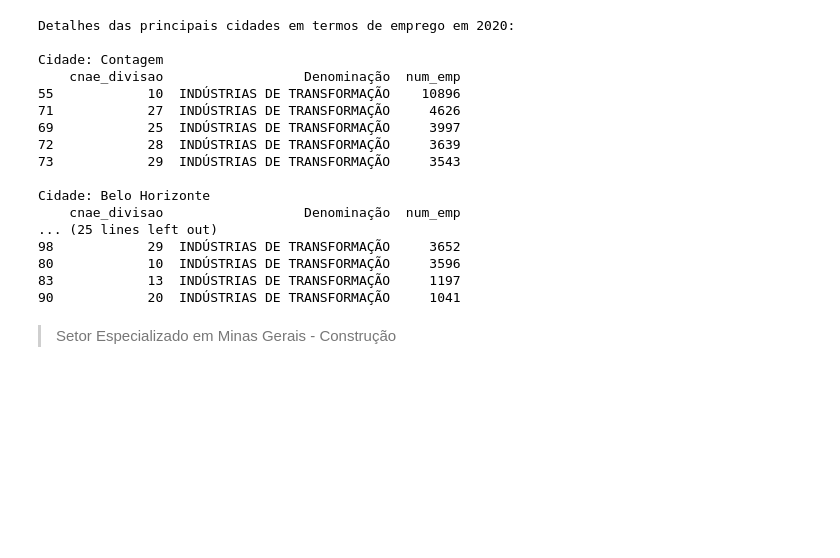
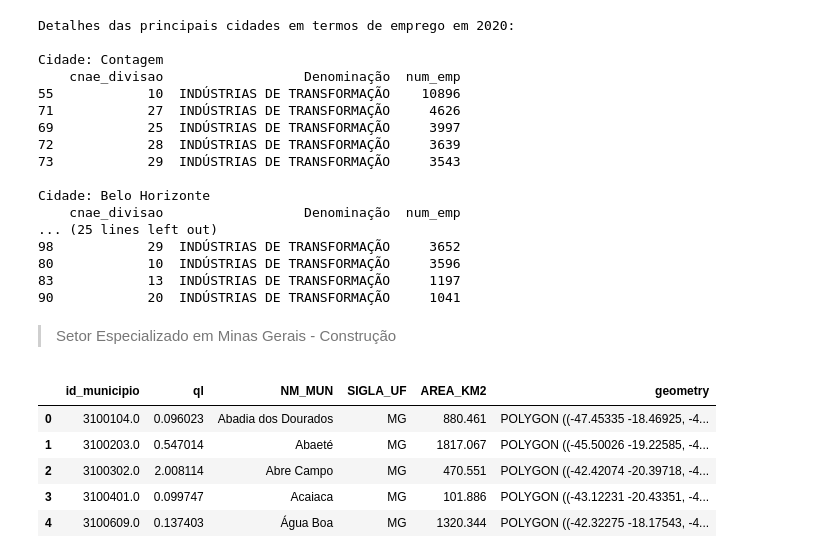
Before and after one commit to Leonardo-Dias-Up/Colab, a Jupyter notebook: DataViva_Atividade.ipynb, the cells around one changed output. Saved outputs shown, nothing was run; the diff lists cells and outputs as text; code cells hidden in the pictures; blank space fills up the shorter version.

```diff
--- a/DataViva_Atividade.ipynb
+++ b/DataViva_Atividade.ipynb
@@ -448,0 +428,34 @@ top_municipios_ql_2020 = ql_construcao_2020.nlargest(5)
+# %%
+# Calcular o total de empregos na atividade de Construção em 2010 por município
+empregos_construcao_regional_2010 = df_2010_construcao.groupby('id_municipio')['num_emp'].sum()
+
+# Calcular o total de empregos na atividade de Construção em 2010 para a nação (somatório das regiões)
+empregos_construcao_nacao_2010 = empregos_construcao_regional_2010.sum()
+
+# Calcular o total de empregos em todos os setores em 2010 por município
+empregos_total_regional_2010 = df_2010.groupby('id_municipio')['num_emp'].sum()
+
+# Calcular o total de empregos em todos os setores em 2010 para a nação (somatório das regiões)
+empregos_total_nacao_2010 = empregos_total_regional_2010.sum()
+
+# Calcular o QL (Índice de Quociente Locacional) para o setor de Construção em 2010
+ql_construcao_2010 = (empregos_construcao_regional_2010 / empregos_construcao_nacao_2010) / (empregos_total_regional_2010 / empregos_total_nacao_2010)
+
+# Criar DataFrame com a coluna "ql"
+df_ql_construcao_2010 = pd.DataFrame({'ql': ql_construcao_2010})
+
+# Exibir o DataFrame resultante
+df_ql_construcao_2010 = df_ql_construcao_2010.dropna()
+
+# Realizar o merge com o DataFrame Geo
+df_ql_construcao_2010 = df_ql_construcao_2010.merge(geo_mun, on='id_municipio', how='left')
+
+# Exibir o DataFrame resultante
+df_ql_construcao_2010.head()
+# %% [output]
+|  | id_municipio | ql | NM_MUN | SIGLA_UF | AREA_KM2 | geometry |
+| 0 | 3100104.0 | 0.096023 | Abadia dos Dourados | MG | 880.461 | POLYGON ((-47.45335 -18.46925, -4... |
+| 1 | 3100203.0 | 0.547014 | Abaeté | MG | 1817.067 | POLYGON ((-45.50026 -19.22585, -4... |
+| 2 | 3100302.0 | 2.008114 | Abre Campo | MG | 470.551 | POLYGON ((-42.42074 -20.39718, -4... |
+| 3 | 3100401.0 | 0.099747 | Acaiaca | MG | 101.886 | POLYGON ((-43.12231 -20.43351, -4... |
+| 4 | 3100609.0 | 0.137403 | Água Boa | MG | 1320.344 | POLYGON ((-42.32275 -18.17543, -4... |
```
Also changed, not shown: parts of 11 cells of this notebook.
